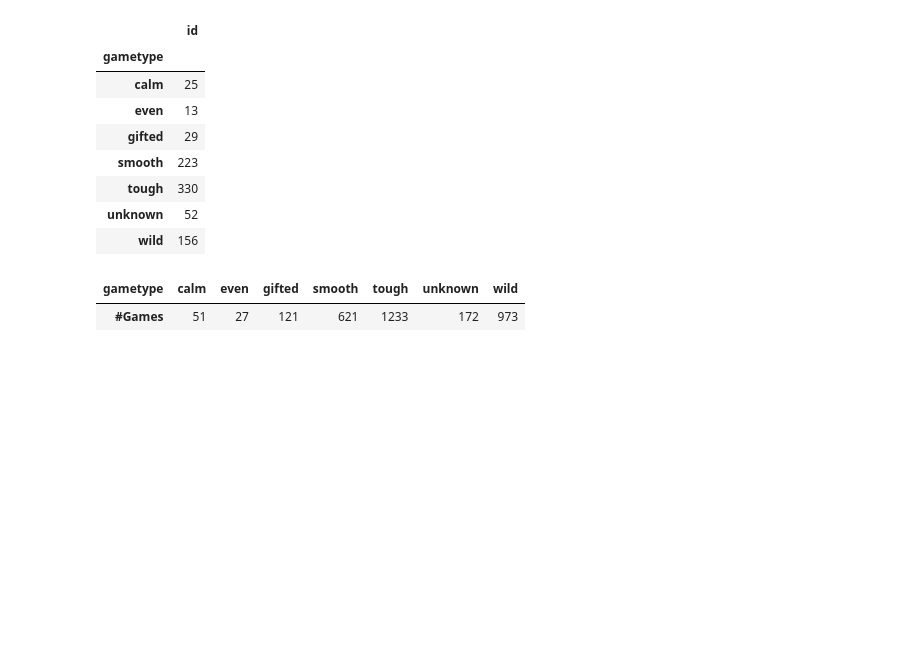
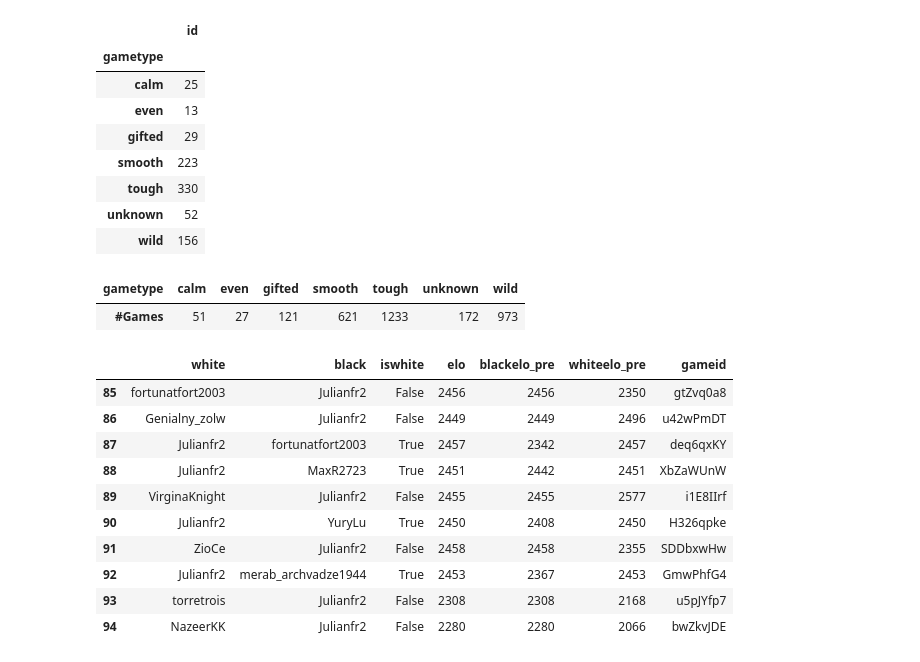
Before and after one commit to tuxmania87/chess-stats-dash, a Jupyter notebook: insight.ipynb, the cells around one changed output. Drawn from its saved outputs; the diff is of its cells as text; code cells hidden in the pictures; blank space fills up the shorter version.

```diff
--- a/insight.ipynb
+++ b/insight.ipynb
@@ -754,3 +754,24 @@ xx.T
 # %% [output]
 | gametype | calm | even | gifted | smooth | tough | unknown | wild |
 | #Games | 51 | 27 | 121 | 621 | 1233 | 172 | 973 |
+# %%
+import pandas as pd
+df = pd.read_csv("snapshot_julianfr2.csv")
+
+
+df = df[df["PlayedOn"] >= "2021-11-16"]
+df = df[df["PlayedOn"] <= "2021-11-21"]
+
+df[["white","black","iswhite","elo","blackelo_pre","whiteelo_pre","gameid"]]
+# %% [output]
+|  | white | black | iswhite | elo | blackelo_pre | whiteelo_pre | gameid |
+| 85 | fortunatfort2003 | Julianfr2 | False | 2456 | 2456 | 2350 | gtZvq0a8 |
+| 86 | Genialny_zolw | Julianfr2 | False | 2449 | 2449 | 2496 | u42wPmDT |
+| 87 | Julianfr2 | fortunatfort2003 | True | 2457 | 2342 | 2457 | deq6qxKY |
+| 88 | Julianfr2 | MaxR2723 | True | 2451 | 2442 | 2451 | XbZaWUnW |
+| 89 | VirginaKnight | Julianfr2 | False | 2455 | 2455 | 2577 | i1E8IIrf |
+| 90 | Julianfr2 | YuryLu | True | 2450 | 2408 | 2450 | H326qpke |
+| 91 | ZioCe | Julianfr2 | False | 2458 | 2458 | 2355 | SDDbxwHw |
+| 92 | Julianfr2 | merab_archvadze1944 | True | 2453 | 2367 | 2453 | GmwPhfG4 |
+| 93 | torretrois | Julianfr2 | False | 2308 | 2308 | 2168 | u5pJYfp7 |
+| 94 | NazeerKK | Julianfr2 | False | 2280 | 2280 | 2066 | bwZkvJDE |
```
Also changed, not shown: parts of 1 cell of this notebook, 2 other files.
